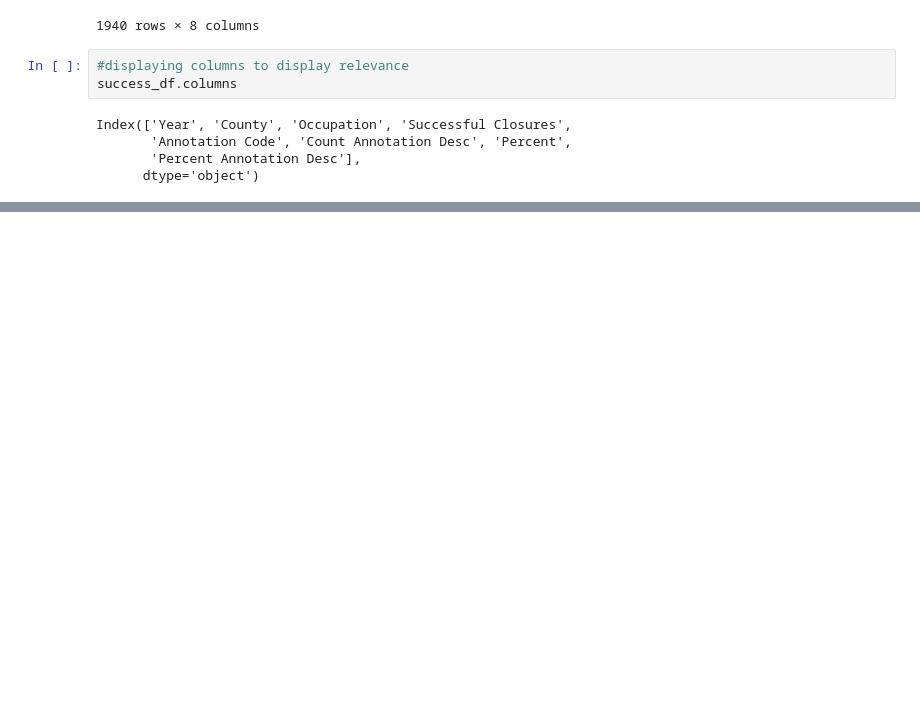
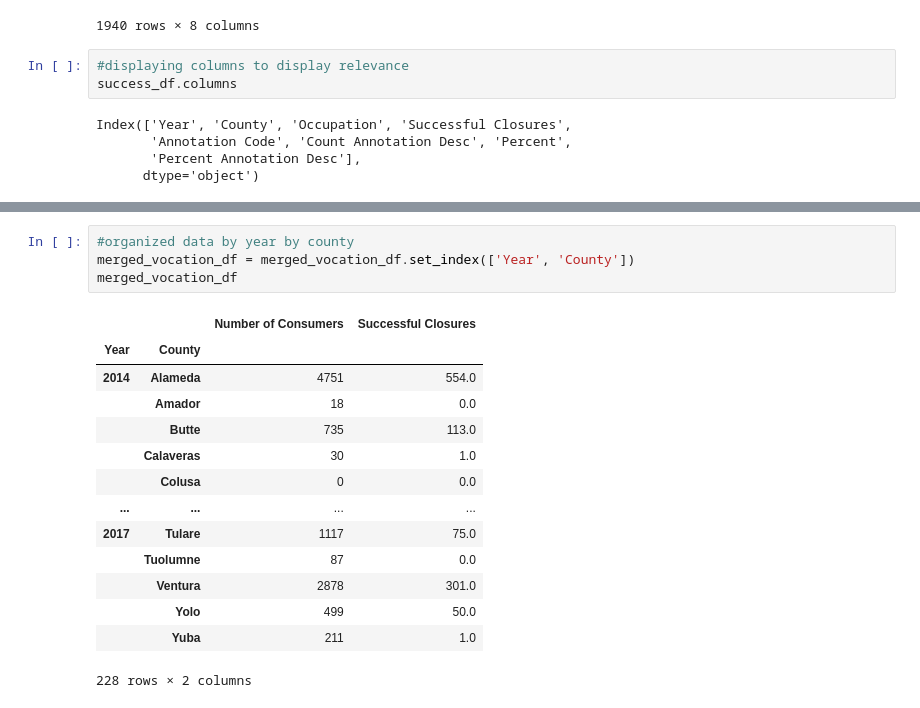
Before and after one commit to evacs/Project-1, a Jupyter notebook: voc_rehab.ipynb, the cells around one changed output, grey strips where cells are left out. Cells and saved outputs as stored; diff of their text form; blank space fills up the shorter version.

```diff
--- a/voc_rehab.ipynb
+++ b/voc_rehab.ipynb
@@ -189,0 +215,19 @@ Name: Successful Closures, Length: 230, dtype: float64
+# %%
+#organized data by year by county
+merged_vocation_df = merged_vocation_df.set_index(['Year', 'County'])
+merged_vocation_df
+# %% [output]
+|  |  | Number of Consumers | Successful Closures |
+| Year | County |  |  |
+| 2014 | Alameda | 4751 | 554.0 |
+|  | Amador | 18 | 0.0 |
+|  | Butte | 735 | 113.0 |
+|  | Calaveras | 30 | 1.0 |
+|  | Colusa | 0 | 0.0 |
+| ... | ... | ... | ... |
+| 2017 | Tulare | 1117 | 75.0 |
+|  | Tuolumne | 87 | 0.0 |
+|  | Ventura | 2878 | 301.0 |
+|  | Yolo | 499 | 50.0 |
+|  | Yuba | 211 | 1.0 |
+228 rows × 2 columns
```
Also changed, not shown: parts of 8 cells of this notebook.
